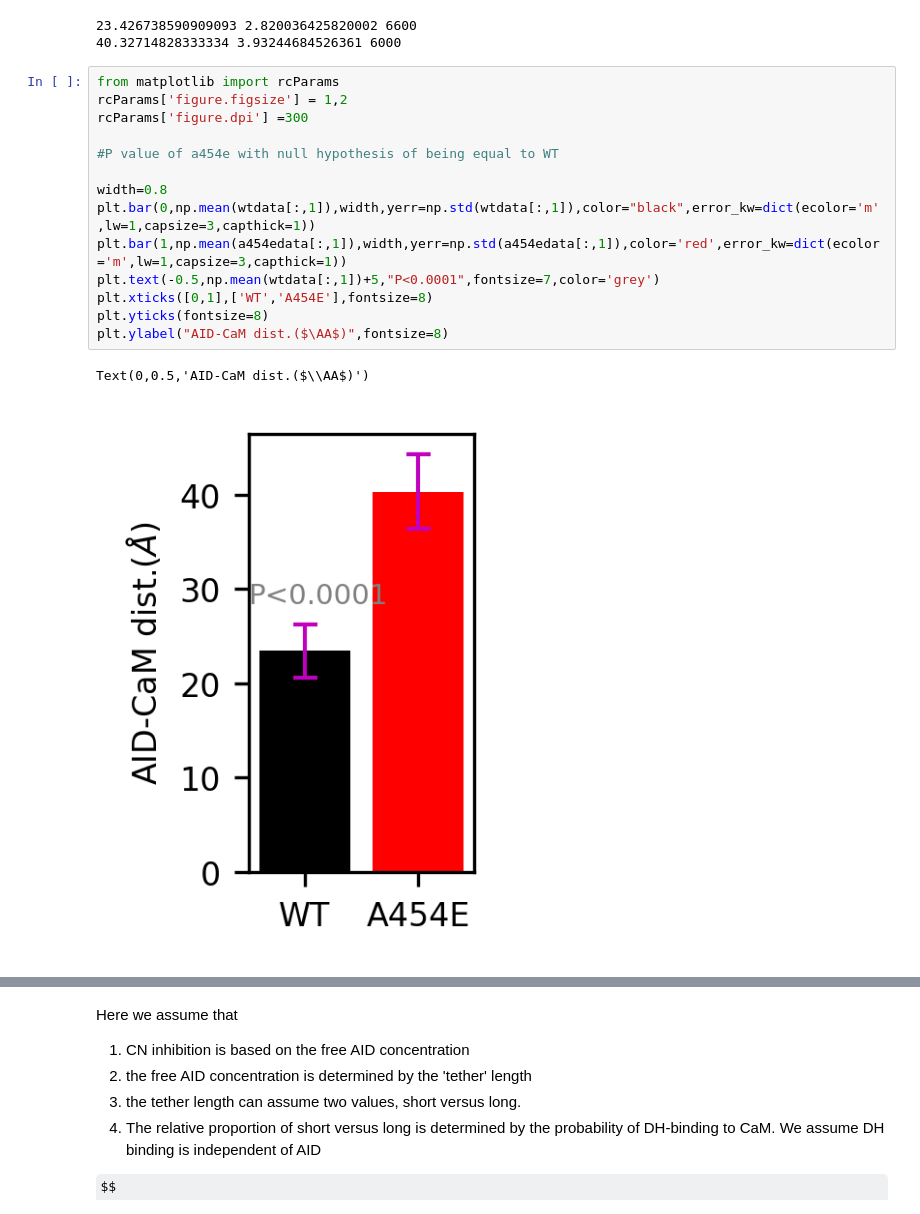
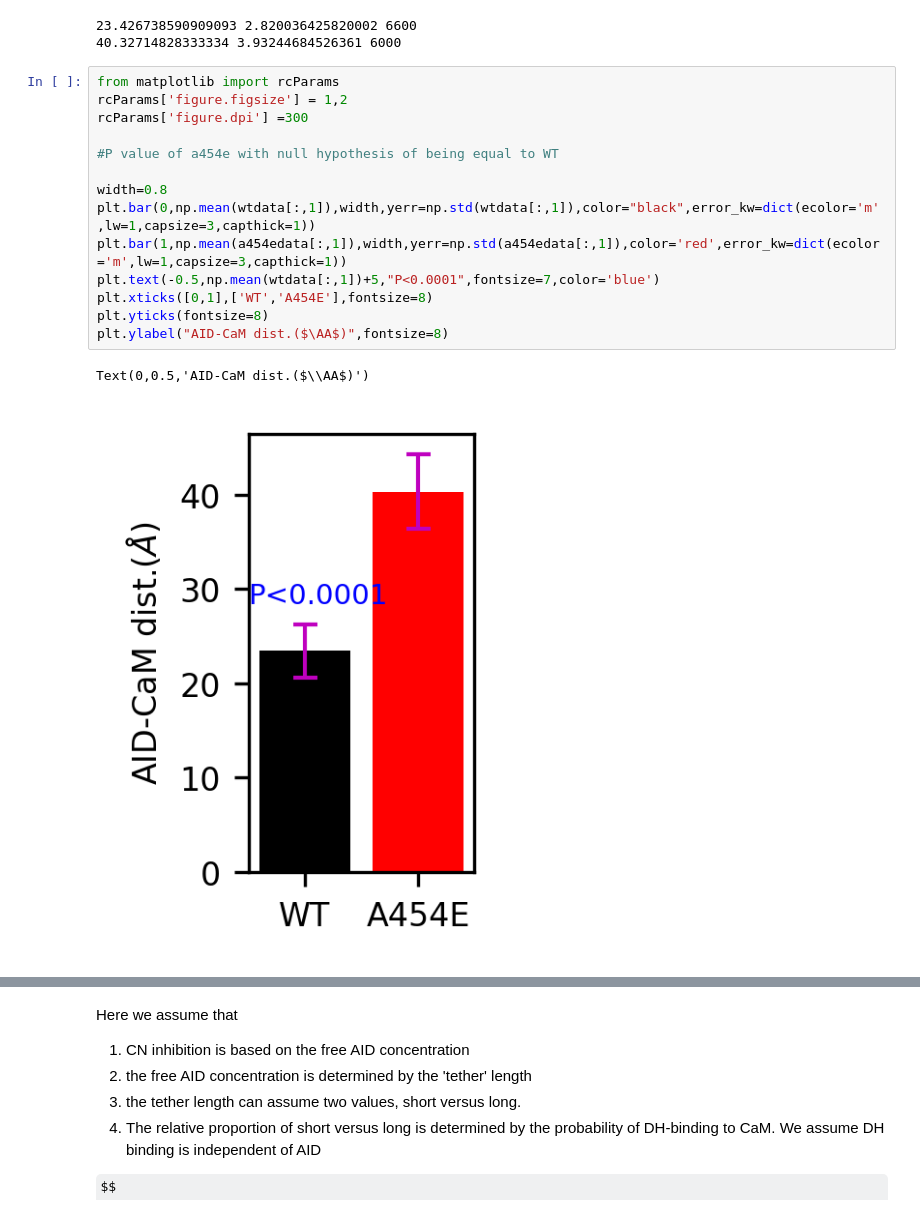
Before and after one commit to huskeypm/pkh-lab-analyses, a Jupyter notebook: 2018-CaMDH/CaN_tether_model.ipynb, the cells around one changed output, grey strips where cells are left out. Saved outputs shown, nothing was run; the diff lists cells and outputs as text; some formulas as TeX source.

```diff
--- a/2018-CaMDH/CaN_tether_model.ipynb
+++ b/2018-CaMDH/CaN_tether_model.ipynb
@@ -141,17 +233,17 @@ print (np.mean(a454edata[:,1]),np.std(a454edata[:,1]),len(a454edata[:,1]))
 # %%
 from matplotlib import rcParams
 rcParams['figure.figsize'] = 1,2
 rcParams['figure.dpi'] =300
 
 #P value of a454e with null hypothesis of being equal to WT
 
 width=0.8
 plt.bar(0,np.mean(wtdata[:,1]),width,yerr=np.std(wtdata[:,1]),color="black",error_kw=dict(ecolor='m',lw=1,capsize=3,capthick=1))
 plt.bar(1,np.mean(a454edata[:,1]),width,yerr=np.std(a454edata[:,1]),color='red',error_kw=dict(ecolor='m',lw=1,capsize=3,capthick=1))
-plt.text(-0.5,np.mean(wtdata[:,1])+5,"P<0.0001",fontsize=7,color='grey')
+plt.text(-0.5,np.mean(wtdata[:,1])+5,"P<0.0001",fontsize=7,color='blue')
 plt.xticks([0,1],['WT','A454E'],fontsize=8)
 plt.yticks(fontsize=8)
 plt.ylabel("AID-CaM dist.($\AA$)",fontsize=8)
 # %% [output]
 Text(0,0.5,'AID-CaM dist.($\\AA$)')
-[figure, old version]
+[figure, new version]
```
Also changed, not shown: parts of 16 cells of this notebook.
